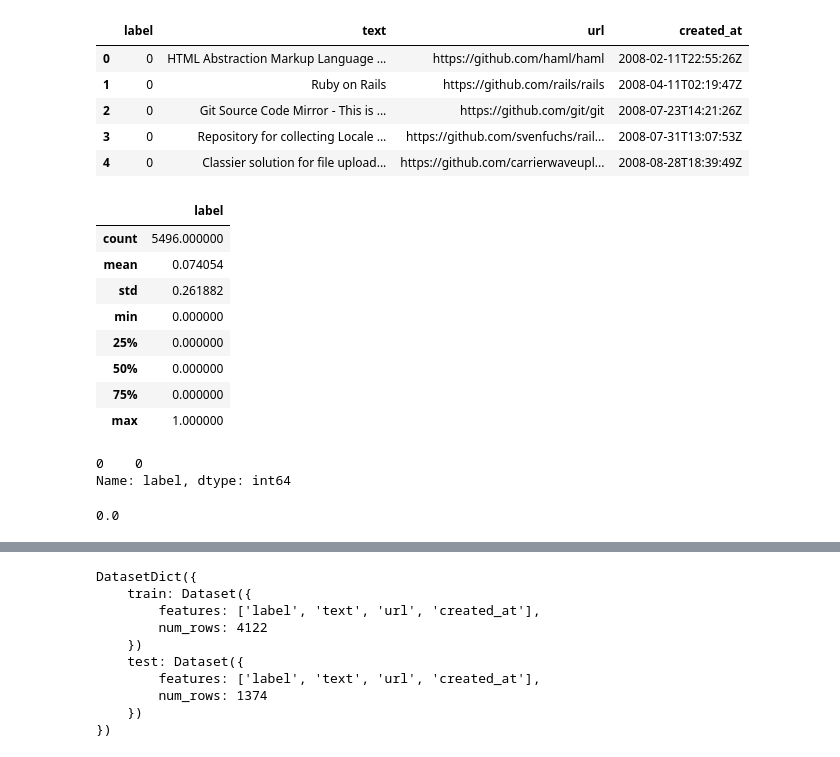
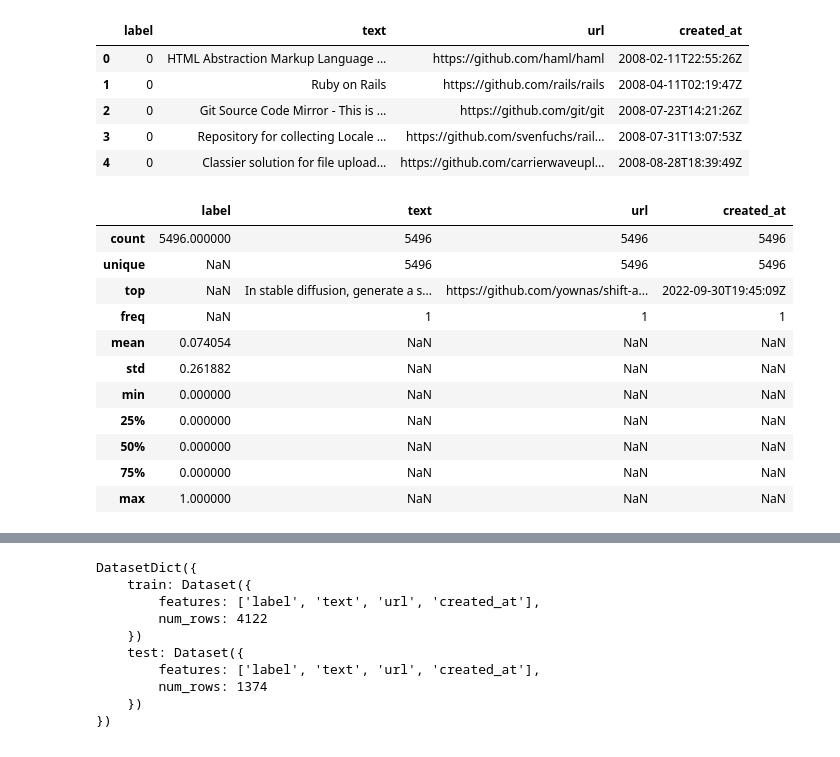
Before and after one commit to matthewshawnkehoe/Data-Science-Machine-Learning-Collaborative-Learning-Group, a Jupyter notebook: Natural_Language_Processing/Hugging_Face_NLP_Course/Transformer_Models/Projects/HF_Course_Part_1_Fine_Tuned_Pretrain_Model.ipynb, the cells around one changed output, grey strips where cells are left out. Cells and saved outputs as stored; diff of their text form; code cells hidden in the pictures.

```diff
--- a/Natural_Language_Processing/Hugging_Face_NLP_Course/Transformer_Models/Projects/HF_Course_Part_1_Fine_Tuned_Pretrain_Model.ipynb
+++ b/Natural_Language_Processing/Hugging_Face_NLP_Course/Transformer_Models/Projects/HF_Course_Part_1_Fine_Tuned_Pretrain_Model.ipynb
@@ -161,27 +178,23 @@ df.head()
 | 2 | 0 | Git Source Code Mirror - This is ... | https://github.com/git/git | 2008-07-23T14:21:26Z |
 | 3 | 0 | Repository for collecting Locale ... | https://github.com/svenfuchs/rail... | 2008-07-31T13:07:53Z |
 | 4 | 0 | Classier solution for file upload... | https://github.com/carrierwaveupl... | 2008-08-28T18:39:49Z |
-# %%
-# General statistics of the dataset
-df.describe()
-# %% [output]
-|  | label |
-| count | 5496.000000 |
-| mean | 0.074054 |
-| std | 0.261882 |
-| min | 0.000000 |
-| 25% | 0.000000 |
-| 50% | 0.000000 |
-| 75% | 0.000000 |
-| max | 1.000000 |
-# %%
-# This was already visualize in the chart above
-df["label"].mode()
-# %% [output]
-0    0
-Name: label, dtype: int64
-# %%
-# This was already visualize in the chart above
-df["label"].median()
-# %% [output]
-0.0
+# %%
+# Generate descriptive statistics for the selected columns, including non-numeric ones
+selected_columns = df[['label', 'text', 'url', 'created_at']]
+description = selected_columns.describe(include='all')
+
+# Display the description
+description
+# %% [output]
+|  | label | text | url | created_at |
+| count | 5496.000000 | 5496 | 5496 | 5496 |
+| unique | NaN | 5496 | 5496 | 5496 |
+| top | NaN | In stable diffusion, generate a s... | https://github.com/yownas/shift-a... | 2022-09-30T19:45:09Z |
+| freq | NaN | 1 | 1 | 1 |
+| mean | 0.074054 | NaN | NaN | NaN |
+| std | 0.261882 | NaN | NaN | NaN |
+| min | 0.000000 | NaN | NaN | NaN |
+| 25% | 0.000000 | NaN | NaN | NaN |
+| 50% | 0.000000 | NaN | NaN | NaN |
+| 75% | 0.000000 | NaN | NaN | NaN |
+| max | 1.000000 | NaN | NaN | NaN |
```
Also changed, not shown: parts of 27 cells of this notebook.
